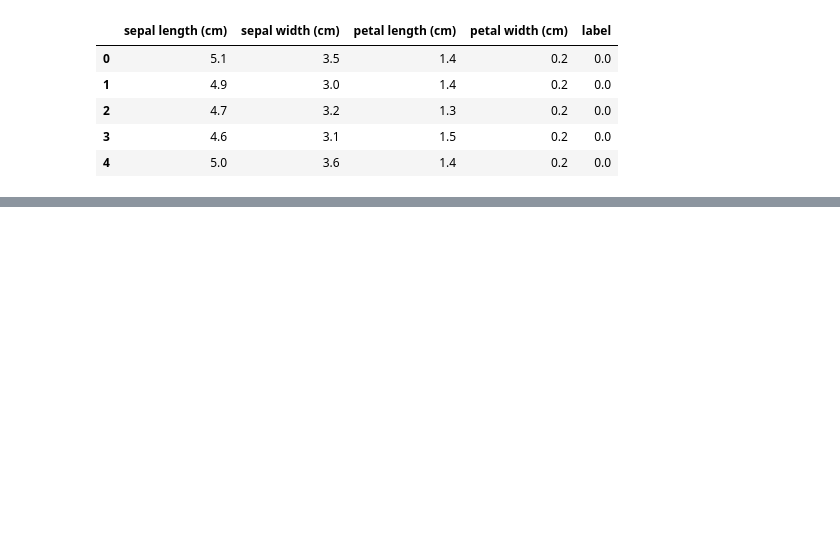
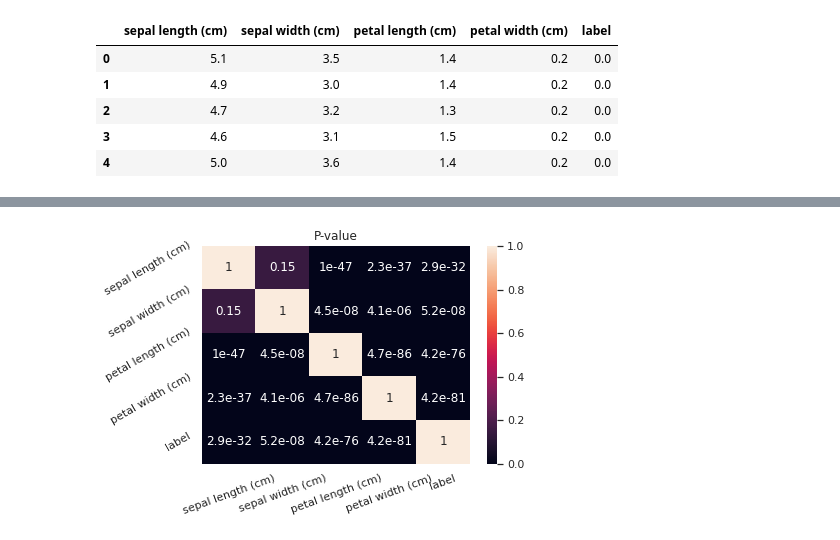
Before and after one commit to mifumo081a/py_stats, a Jupyter notebook: examples/notebooks/correlation.ipynb, the cells around one changed output, grey strips where cells are left out. Drawn from its saved outputs; the diff is of its cells as text; code cells hidden in the pictures; blank space fills up the shorter version.

```diff
--- a/examples/notebooks/correlation.ipynb
+++ b/examples/notebooks/correlation.ipynb
@@ -33,0 +66,9 @@ corr_df, pval_df, mixed_corr = corr(df)
+# %%
+plt.figure()
+plt.title("P-value")
+g = sns.heatmap(pval_df, annot=True, vmin=0, vmax=1)
+g.set_xticklabels(g.get_xticklabels(), rotation=20)
+g.set_yticklabels(g.get_yticklabels(), rotation=30)
+plt.show()
+# %% [output]
+[figure, added]
```
Also changed, not shown: parts of 7 cells of this notebook, 3 other files.
